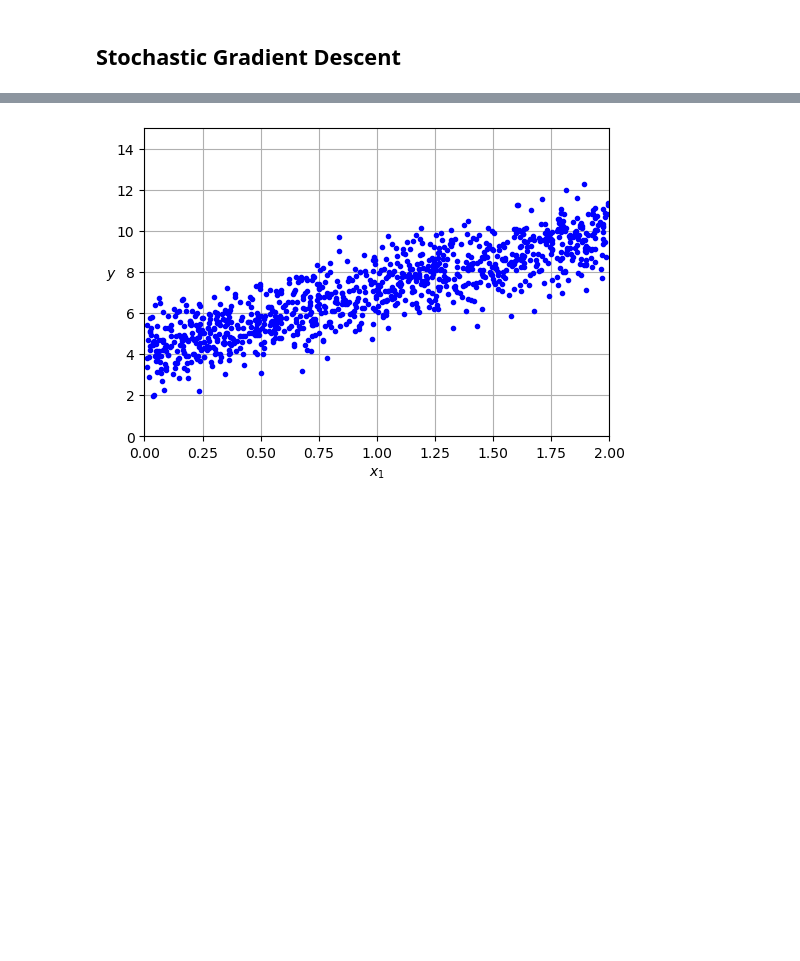
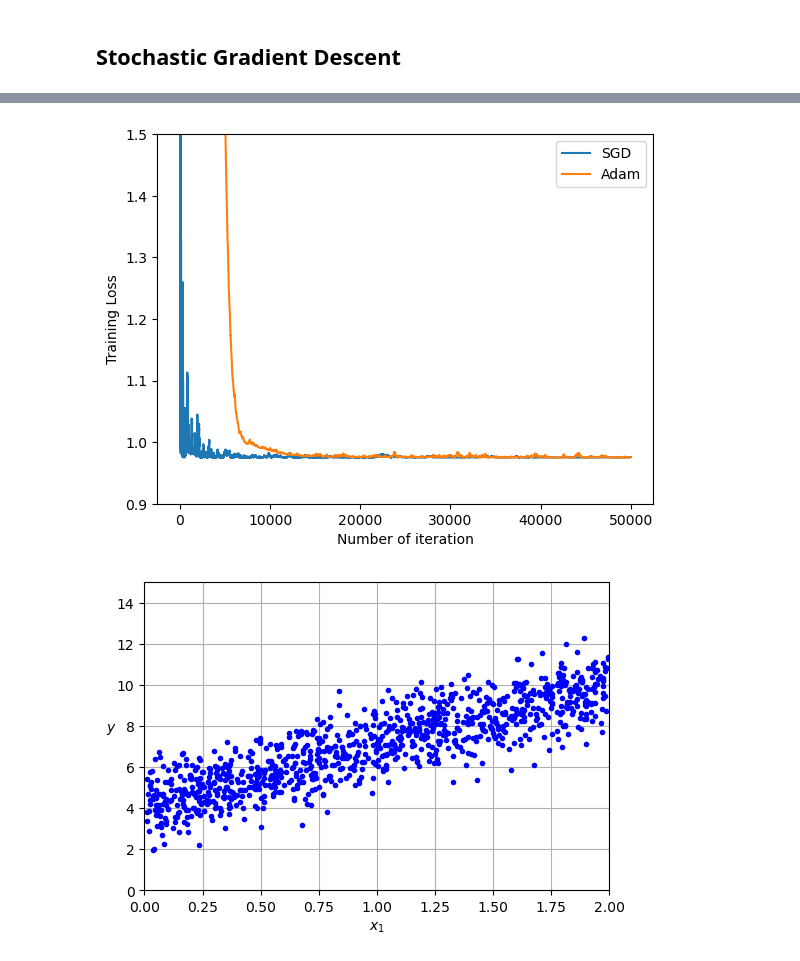
Before and after one commit to boyang102/DSC210_Project, a Jupyter notebook: SGD_Regressor.ipynb, the cells around one changed output, grey strips where cells are left out. Saved outputs shown, nothing was run; the diff lists cells and outputs as text; code cells hidden in the pictures; blank space fills up the shorter version.

```diff
--- a/SGD_Regressor.ipynb
+++ b/SGD_Regressor.ipynb
@@ -3,3 +157,27 @@
+# %%
+#Error path
+X_b = add_dummy_feature(X)
+loss_path_sgd = []
+for theta in theta_path_sgd:
+    loss = np.mean(np.square(X_b.dot(theta)-y))
+    loss_path_sgd.append(loss)
+
+loss_path_adam=[]
+for theta in theta_path_adam:
+    loss = np.mean(np.square(X_b.dot(theta)-y))
+    loss_path_adam.append(loss)
+
+plt.plot(loss_path_sgd, label = 'SGD')
+plt.plot(loss_path_adam, label = 'Adam')
+
+plt.ylim(0.9,1.5)
+
+plt.xlabel('Number of iteration')
+plt.ylabel('Training Loss')
+plt.legend()
+plt.show()
+# %% [output]
+[figure, added]
 # %%
 import numpy as np
 import matplotlib.pyplot as plt
```
Also changed, not shown: parts of 12 cells of this notebook.
